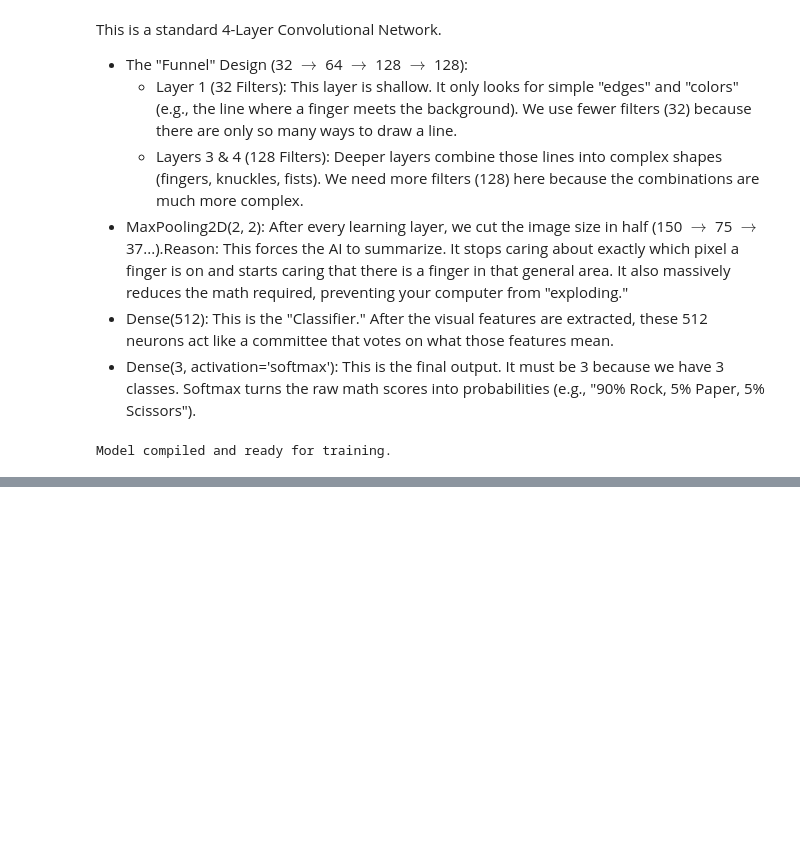
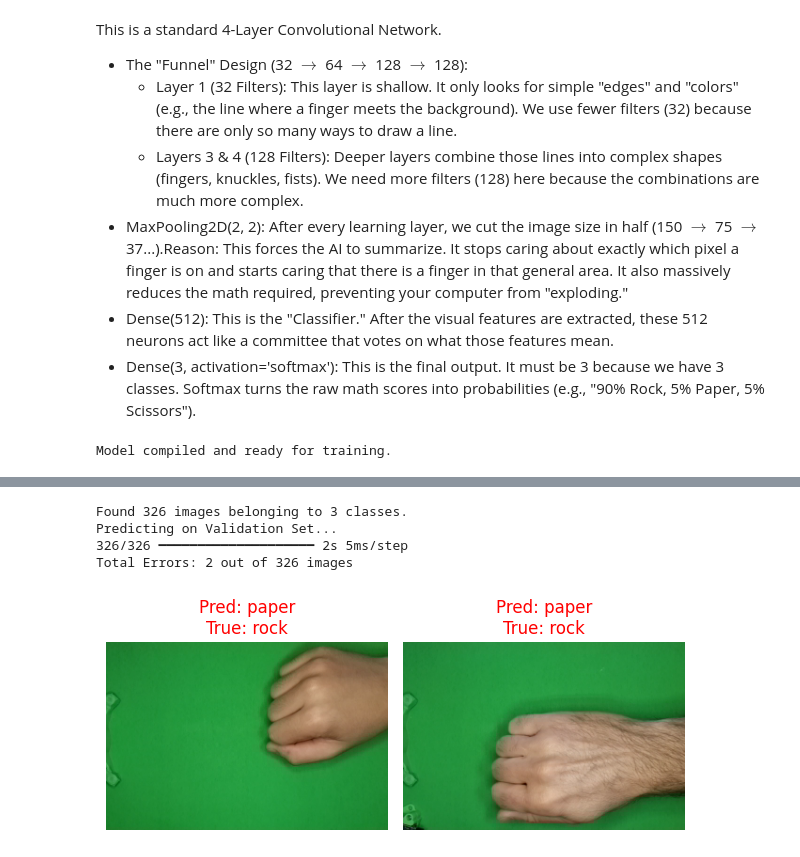
Before and after one commit to paolominini/rps-cnn-classifier, a Jupyter notebook: notebooks/03_first_model.ipynb, the cells around one changed output, grey strips where cells are left out. Cells and saved outputs as stored; diff of their text form; code cells hidden in the pictures; blank space fills up the shorter version.

```diff
--- a/notebooks/03_first_model.ipynb
+++ b/notebooks/03_first_model.ipynb
@@ -230,0 +248,59 @@ The consistent performance gap where Validation > Training confirms that the Dat
+# %%
+# 1. CREATE "AUDIT" GENERATOR (No Shuffle)
+# We need this to match filenames to predictions 1-to-1
+audit_datagen = ImageDataGenerator(rescale=1./255)
+audit_generator = audit_datagen.flow_from_directory(
+    val_dir,
+    target_size=(IMG_SIZE, IMG_SIZE),
+    batch_size=1,        # Process 1 image at a time
+    class_mode='categorical',
+    shuffle=False        # <--- CRITICAL: Keep order fixed!
+)
+
+# get predictions
+print("Predicting on Validation Set...")
+predictions = model.predict(audit_generator, verbose=1)
+predicted_classes = np.argmax(predictions, axis=1) # e.g., [0, 1, 2, 0...]
+true_classes = audit_generator.classes             # e.g., [0, 1, 2, 0...]
+class_labels = list(audit_generator.class_indices.keys()) # ['paper', 'rock', 'scissors']
+
+# find errors
+# Get the indices where Prediction does NOT match Truth
+errors = np.where(predicted_classes != true_classes)[0]
+print(f"Total Errors: {len(errors)} out of {len(true_classes)} images")
+
+# 4. PLOT THE MISTAKES
+if len(errors) > 0:
+    plt.figure(figsize=(15, 10))
+
+    # We will show up to 10 errors (or fewer if there are less)
+    num_to_show = min(10, len(errors))
+
+    for i in range(num_to_show):
+        error_index = errors[i]
+
+        # Get the actual image file path
+        image_path = audit_generator.filepaths[error_index]
+
+        # Load and plot
+        img = plt.imread(image_path)
+        plt.subplot(2, 5, i+1)
+        plt.imshow(img)
+
+        # Title: "Pred: Rock / True: Paper"
+        pred_label = class_labels[predicted_classes[error_index]]
+        true_label = class_labels[true_classes[error_index]]
+        plt.title(f"Pred: {pred_label}\nTrue: {true_label}", color='red')
+        plt.axis('off')
+
+    plt.tight_layout()
+    plt.savefig(os.path.abspath('../reports/figures/mistakes_1.png'))
+    plt.show()
+else:
+    print("Incredible! The model made ZERO mistakes on the validation set.")
+# %% [output]
+Found 326 images belonging to 3 classes.
+Predicting on Validation Set...
+326/326 ━━━━━━━━━━━━━━━━━━━━ 2s 5ms/step
+Total Errors: 2 out of 326 images
+[figure, added]
```
Also changed, not shown: parts of 7 cells of this notebook.
